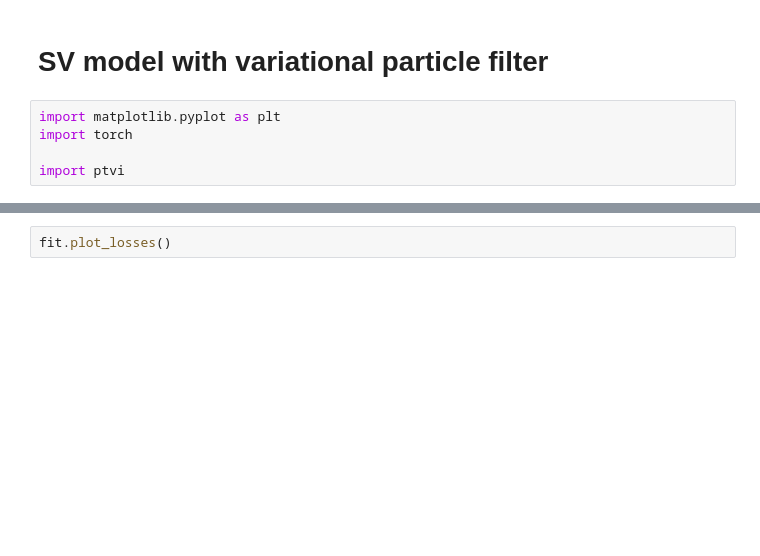
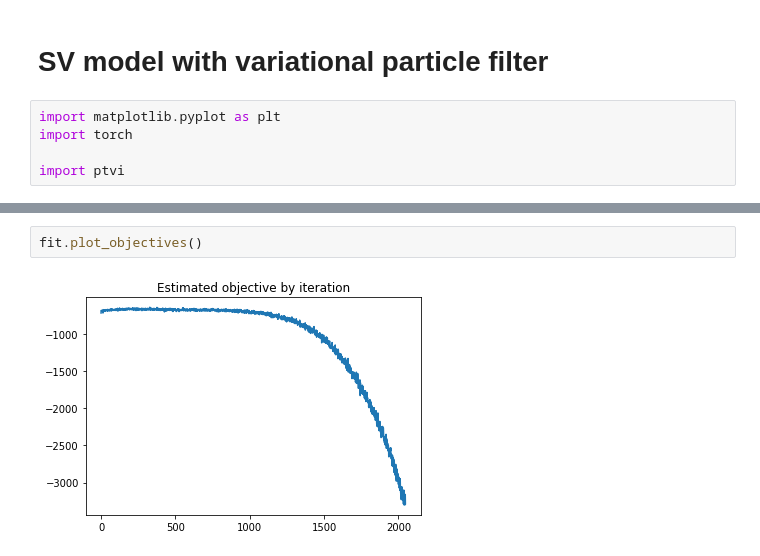
Before and after one commit to kuperov/ptvi, a Jupyter notebook: docs/Particle filter (WIP) - VI - Free params & proposal.ipynb, the cells around one changed output, grey strips where cells are left out. Drawn from its saved outputs; the diff is of its cells as text; blank space fills up the shorter version.

```diff
--- a/docs/Particle filter (WIP) - VI - Free params & proposal.ipynb
+++ b/docs/Particle filter (WIP) - VI - Free params & proposal.ipynb
@@ -47,4 +66,6 @@ AttributeError: module 'torch' has no attribute 'logsumexp'
 # %%
-fit.plot_losses()
+fit.plot_objectives()
+# %% [output]
+[figure, added]
 # %%
 fit.summary(true=params)
```
Also changed, not shown: parts of 9 cells of this notebook, 9 other files.
